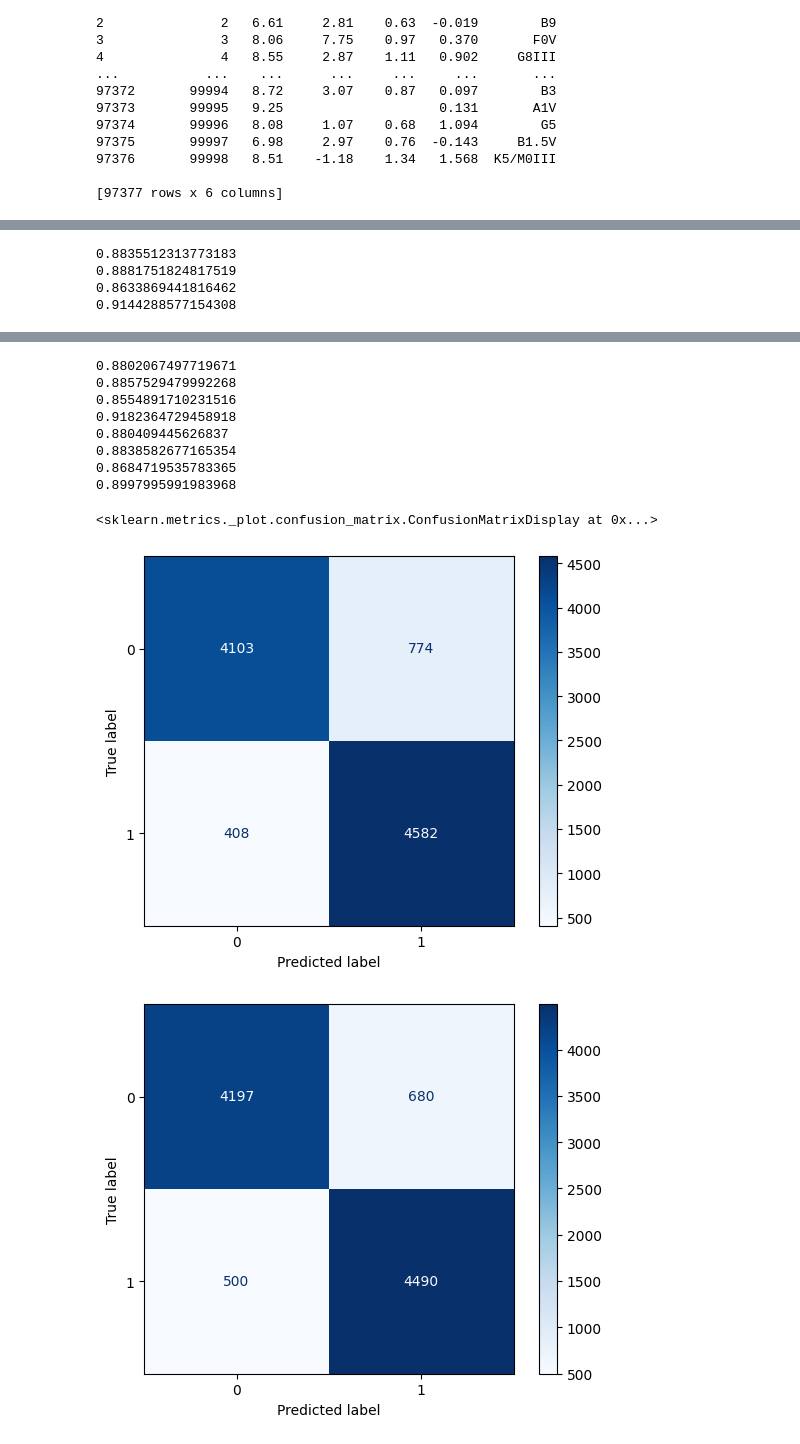
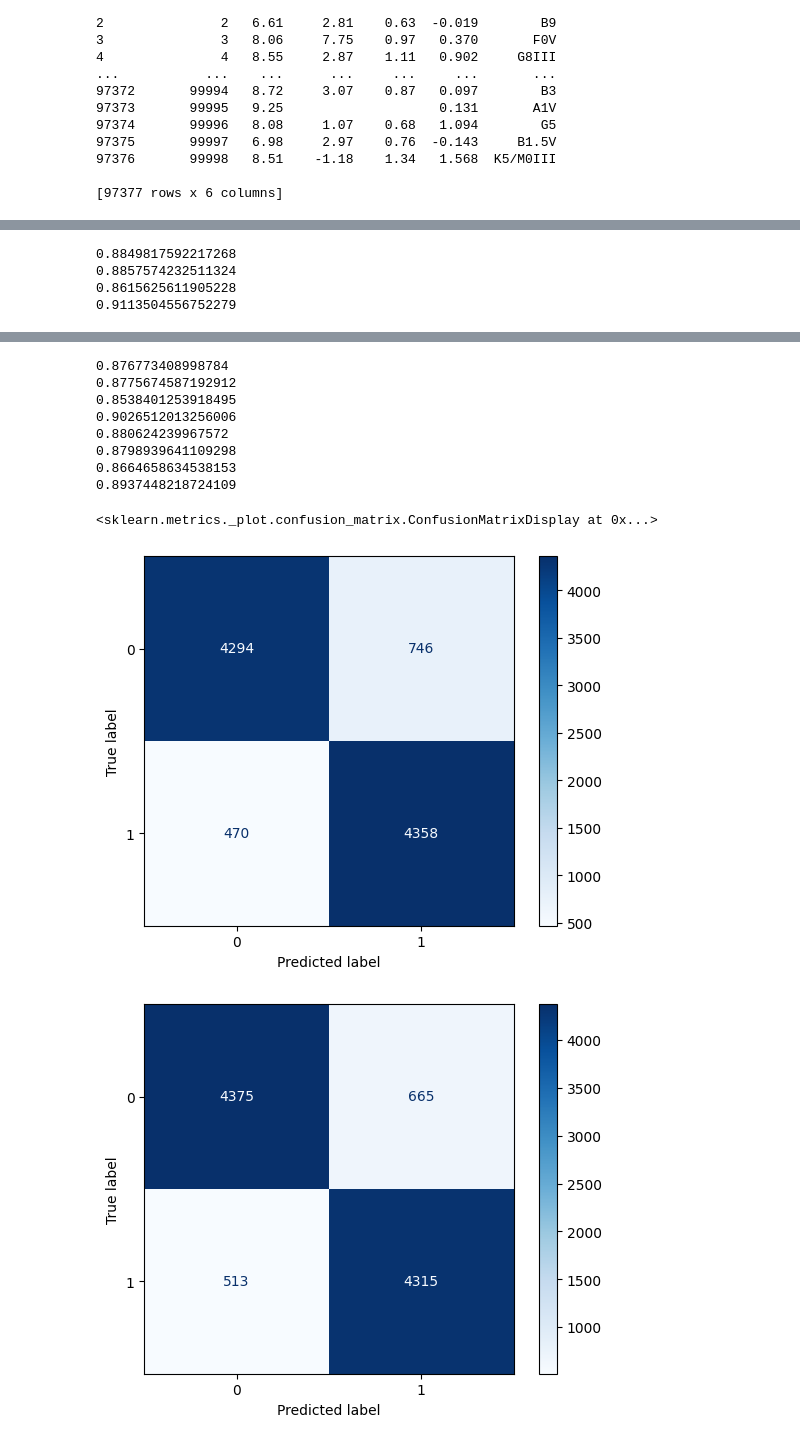
Before and after one commit to lilyastro/DTSC_681, a Jupyter notebook: app/model/exploratory.ipynb, the cells around one changed output, grey strips where cells are left out. Saved outputs shown, nothing was run; the diff lists cells and outputs as text; code cells hidden in the pictures.

```diff
--- a/app/model/exploratory.ipynb
+++ b/app/model/exploratory.ipynb
@@ -2,4 +2,4 @@
 import pandas as pd
 import numpy as np
 # %%
-df = pd.read_csv('/Users/lilyloyer/Desktop/workspace/github/DTSC_681/model/prep/Star99999_raw.csv')
+df = pd.read_csv('Star99999_raw.csv')
@@ -702,7 +713,7 @@ from sklearn.metrics import accuracy_score, precision_score, f1_score, recall_sc
 from sklearn.metrics import confusion_matrix, ConfusionMatrixDisplay
 
 
-random_forest = RandomForestClassifier(max_depth = 8, n_estimators=51, random_state=0)
+random_forest = RandomForestClassifier(max_depth = 8, n_estimators=51, random_state=50)
 random_forest.fit(X_train, y_train)
 preds = random_forest.predict(X_test)
 r_acc = accuracy_score(y_test, preds)
@@ -723,7 +734,7 @@ disp.plot(cmap=plt.cm.Blues)
 plt.title('Confusion Matrix')
 plt.show()
 
-decision_tree = DecisionTreeClassifier(max_depth = 5, min_samples_split=8, splitter='best')
+decision_tree = DecisionTreeClassifier(max_depth = 7, min_samples_split=18, splitter='best')
 decision_tree.fit(X_train, y_train)
 preds = decision_tree.predict(X_test)
 d_acc = accuracy_score(y_test, preds)
@@ -741,7 +752,7 @@ disp = ConfusionMatrixDisplay(confusion_matrix=cm)
 disp.plot(cmap=plt.cm.Blues)
 
 #DropNan values from X
-k_neighbors = KNeighborsClassifier(n_neighbors=14, metric='manhattan', weights='distance')
+k_neighbors = KNeighborsClassifier(n_neighbors=11, metric='manhattan', weights='uniform')
 k_neighbors.fit(X_train_scaled, y_train)
 preds = k_neighbors.predict(X_test_scaled)
 k_acc = accuracy_score(y_test, preds)
@@ -758,7 +769,7 @@ cm = confusion_matrix(y_test, preds)
 disp = ConfusionMatrixDisplay(confusion_matrix=cm)
 disp.plot(cmap=plt.cm.Blues)
 # %% [output]
-0.8835512313773183
-0.8881751824817519
-0.8633869441816462
-0.9144288577154308
+0.8849817592217268
+0.8857574232511324
+0.8615625611905228
+0.9113504556752279
@@ -766,14 +777,14 @@ disp.plot(cmap=plt.cm.Blues)
-0.8802067497719671
-0.8857529479992268
-0.8554891710231516
-0.9182364729458918
-0.880409445626837
-0.8838582677165354
-0.8684719535783365
-0.8997995991983968
+0.876773408998784
+0.8775674587192912
+0.8538401253918495
+0.9026512013256006
+0.880624239967572
+0.8798939641109298
+0.8664658634538153
+0.8937448218724109
 <sklearn.metrics._plot.confusion_matrix.ConfusionMatrixDisplay at 0x...>
-[figure, old version]
+[figure, new version]
-[figure, old version]
+[figure, new version]
 # %%
 #plot
 import matplotlib.pyplot as plt
```
Also changed, not shown: parts of 17 cells of this notebook, 1 other file.
